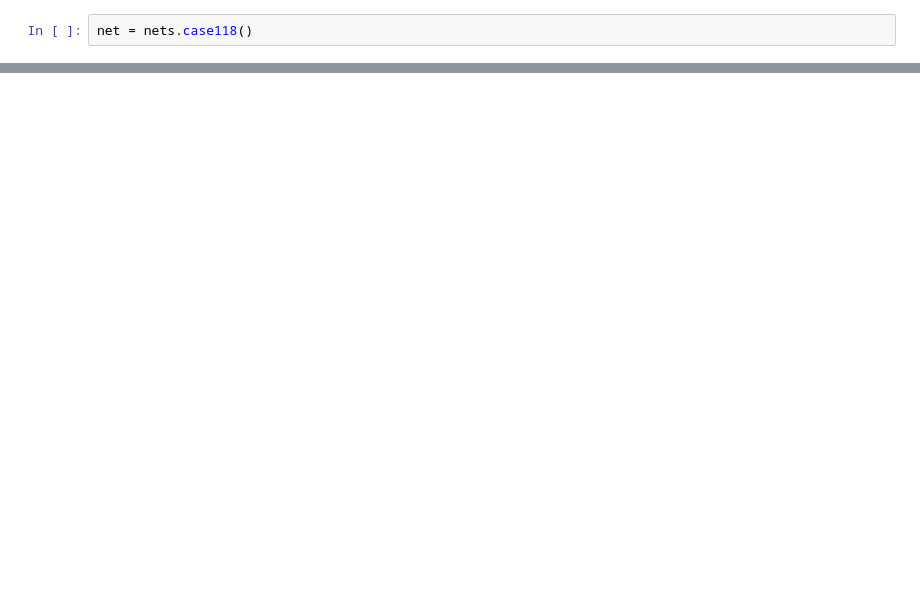
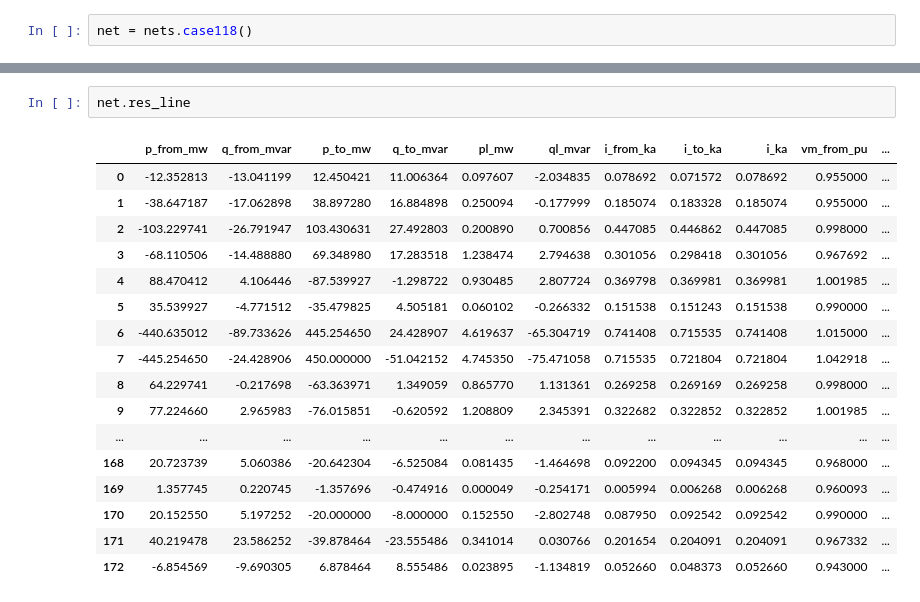
Before and after one commit to chengts95/rustpower, a Jupyter notebook: cases/example_to_generate_cases.ipynb, the cells around one changed output, grey strips where cells are left out. Cells and saved outputs as stored; diff of their text form; blank space fills up the shorter version.

```diff
--- a/cases/example_to_generate_cases.ipynb
+++ b/cases/example_to_generate_cases.ipynb
@@ -37,0 +24,20 @@ net.res_bus
+# %%
+net.res_line
+# %% [output]
+|  | p_from_mw | q_from_mvar | p_to_mw | q_to_mvar | pl_mw | ql_mvar | i_from_ka | i_to_ka | i_ka | vm_from_pu | ... |
+| 0 | -12.352813 | -13.041199 | 12.450421 | 11.006364 | 0.097607 | -2.034835 | 0.078692 | 0.071572 | 0.078692 | 0.955000 | ... |
+| 1 | -38.647187 | -17.062898 | 38.897280 | 16.884898 | 0.250094 | -0.177999 | 0.185074 | 0.183328 | 0.185074 | 0.955000 | ... |
+| 2 | -103.229741 | -26.791947 | 103.430631 | 27.492803 | 0.200890 | 0.700856 | 0.447085 | 0.446862 | 0.447085 | 0.998000 | ... |
+| 3 | -68.110506 | -14.488880 | 69.348980 | 17.283518 | 1.238474 | 2.794638 | 0.301056 | 0.298418 | 0.301056 | 0.967692 | ... |
+| 4 | 88.470412 | 4.106446 | -87.539927 | -1.298722 | 0.930485 | 2.807724 | 0.369798 | 0.369981 | 0.369981 | 1.001985 | ... |
+| 5 | 35.539927 | -4.771512 | -35.479825 | 4.505181 | 0.060102 | -0.266332 | 0.151538 | 0.151243 | 0.151538 | 0.990000 | ... |
+| 6 | -440.635012 | -89.733626 | 445.254650 | 24.428907 | 4.619637 | -65.304719 | 0.741408 | 0.715535 | 0.741408 | 1.015000 | ... |
+| 7 | -445.254650 | -24.428906 | 450.000000 | -51.042152 | 4.745350 | -75.471058 | 0.715535 | 0.721804 | 0.721804 | 1.042918 | ... |
+| 8 | 64.229741 | -0.217698 | -63.363971 | 1.349059 | 0.865770 | 1.131361 | 0.269258 | 0.269169 | 0.269258 | 0.998000 | ... |
+| 9 | 77.224660 | 2.965983 | -76.015851 | -0.620592 | 1.208809 | 2.345391 | 0.322682 | 0.322852 | 0.322852 | 1.001985 | ... |
+| ... | ... | ... | ... | ... | ... | ... | ... | ... | ... | ... | ... |
+| 168 | 20.723739 | 5.060386 | -20.642304 | -6.525084 | 0.081435 | -1.464698 | 0.092200 | 0.094345 | 0.094345 | 0.968000 | ... |
+| 169 | 1.357745 | 0.220745 | -1.357696 | -0.474916 | 0.000049 | -0.254171 | 0.005994 | 0.006268 | 0.006268 | 0.960093 | ... |
+| 170 | 20.152550 | 5.197252 | -20.000000 | -8.000000 | 0.152550 | -2.802748 | 0.087950 | 0.092542 | 0.092542 | 0.990000 | ... |
+| 171 | 40.219478 | 23.586252 | -39.878464 | -23.555486 | 0.341014 | 0.030766 | 0.201654 | 0.204091 | 0.204091 | 0.967332 | ... |
+| 172 | -6.854569 | -9.690305 | 6.878464 | 8.555486 | 0.023895 | -1.134819 | 0.052660 | 0.048373 | 0.052660 | 0.943000 | ... |
```
Also changed, not shown: parts of 5 cells of this notebook.
